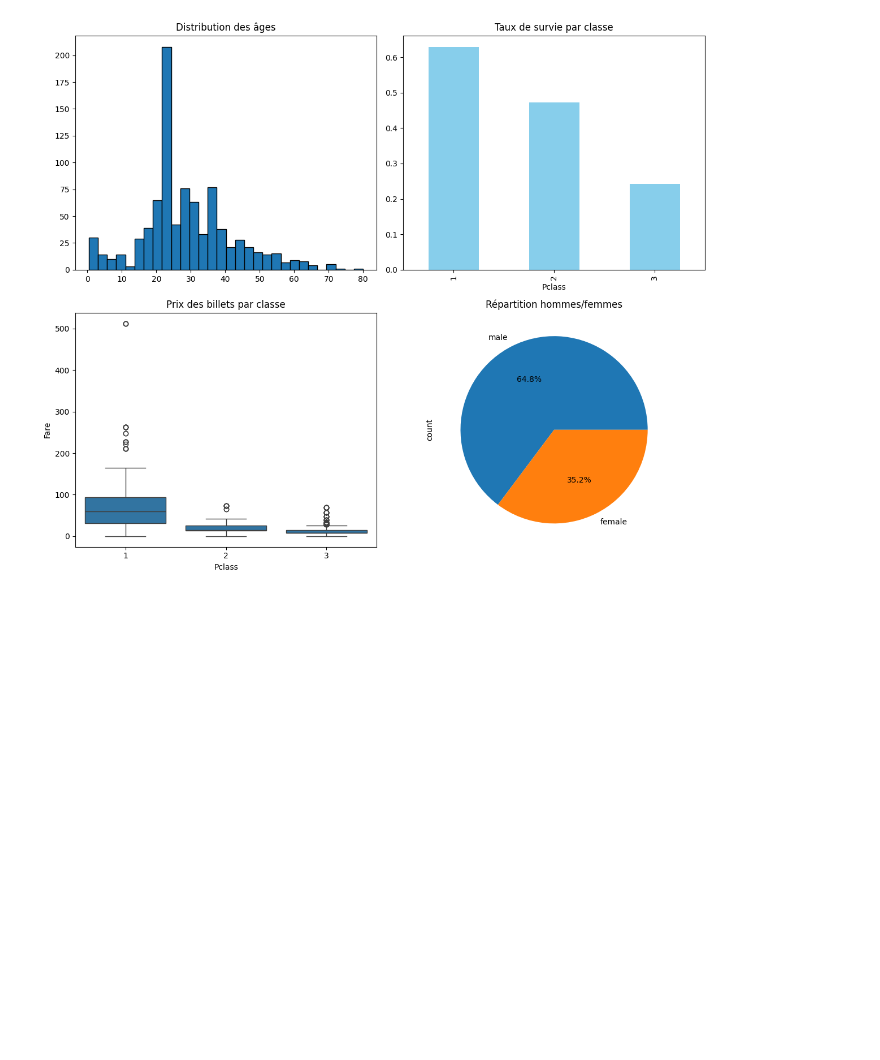
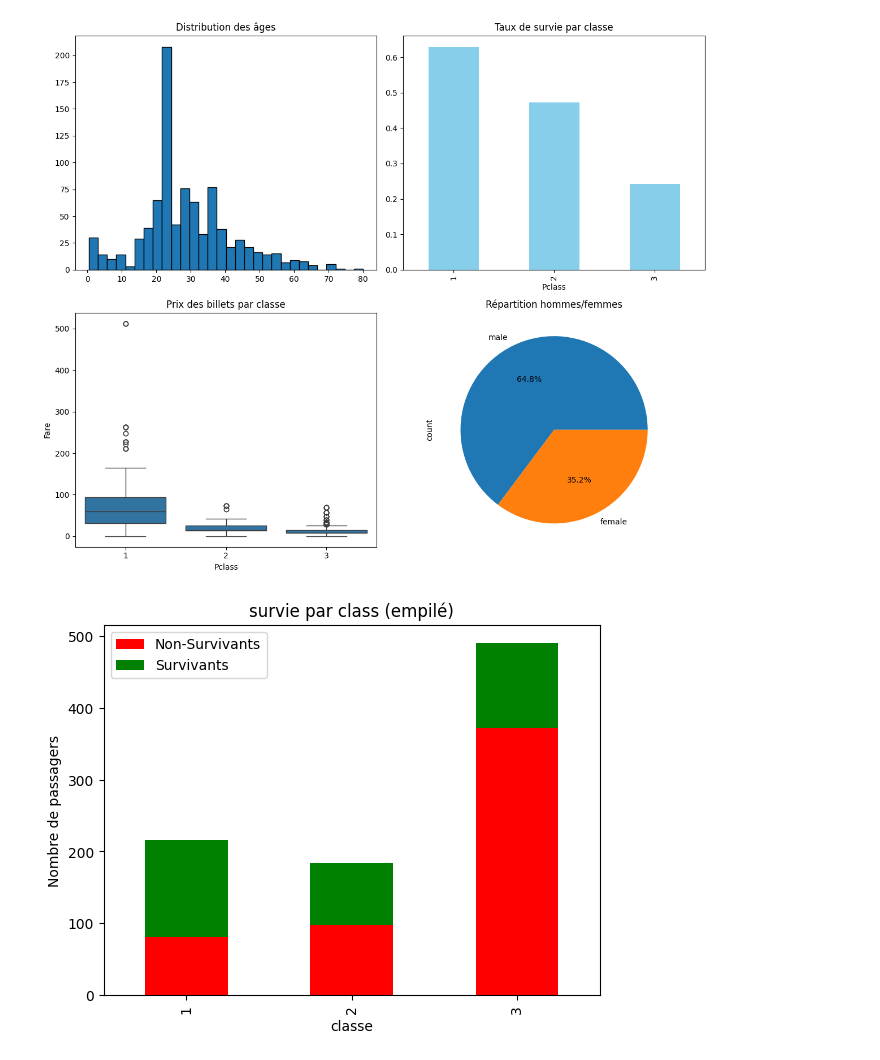
Before and after one commit to souhaylelhammadi/analytique-des-donn-es-et-informatique-d-cisionnelle, a Jupyter notebook: Untitled1.ipynb, the cells around one changed output. Cells and saved outputs as stored; diff of their text form; code cells hidden in the pictures; blank space fills up the shorter version.

```diff
--- a/Untitled1.ipynb
+++ b/Untitled1.ipynb
@@ -172,3 +172,14 @@ plt.tight_layout()
 plt.show()
 # %% [output]
 [figure]
+# %%
+#10 Graphiques à barres empilées : Créez un diagramme à barres empilées montrant la survie par classe.
+stacked=df.groupby(['Pclass','Survived']).size().unstack()
+stacked.plot(kind='bar',stacked=True,color=['red','green'])
+plt.title('survie par class (empilé)')
+plt.xlabel('classe')
+plt.ylabel('Nombre de passagers')
+plt.legend(['Non-Survivants','Survivants'])
+plt.show()
+# %% [output]
+[figure, added]
```
Also changed, not shown: parts of 14 cells of this notebook.
